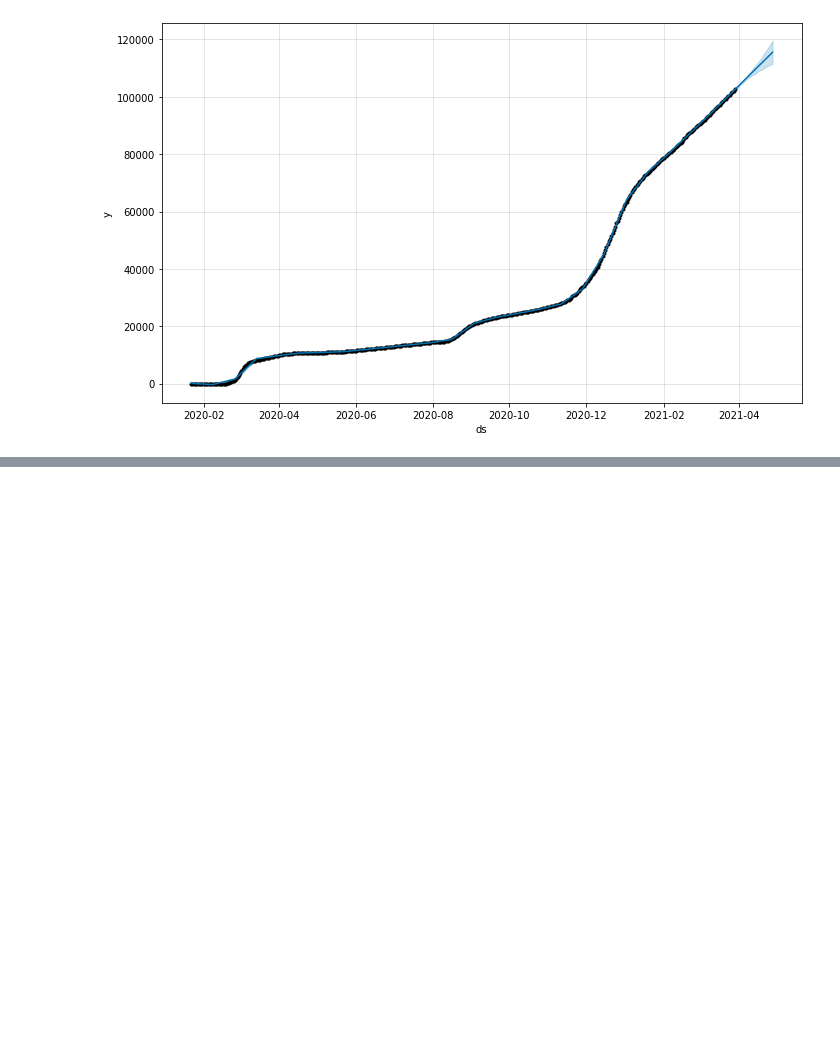
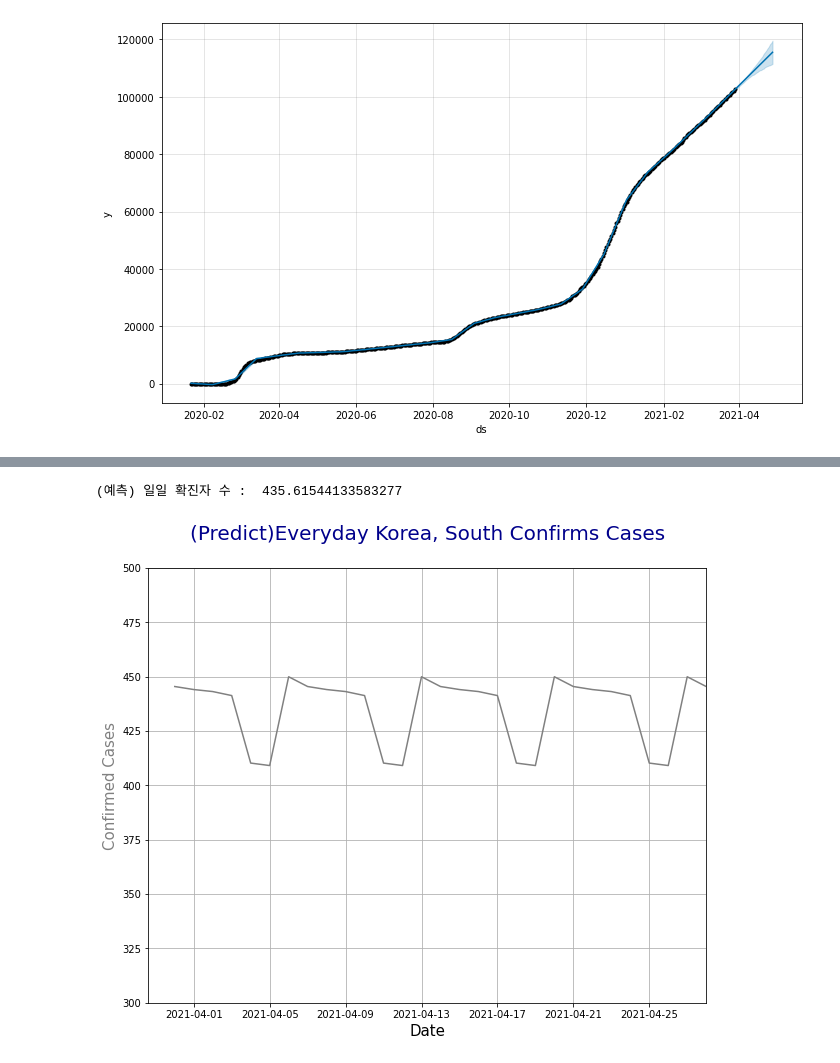
Before and after one commit to Vaycold/statistics_seminar, a Jupyter notebook: 국내_코로나_바이러스_확진자_수_예측.ipynb, the cells around one changed output, grey strips where cells are left out. Saved outputs shown, nothing was run; the diff lists cells and outputs as text; code cells hidden in the pictures; blank space fills up the shorter version.

```diff
--- a/국내_코로나_바이러스_확진자_수_예측.ipynb
+++ b/국내_코로나_바이러스_확진자_수_예측.ipynb
@@ -419 +419,4 @@ months[432:].head()
+# %%
+only_future_ds = months[433:]
+only_future_y  = predict.yhat[433:]
 # %%
@@ -427,0 +432,3 @@ Name: yhat, dtype: float64
+# %%
+future_df = pd.DataFrame(only_future_y.values, index = only_future_ds.ds, columns = ['n'])
+future_df.head(3)
@@ -427,0 +475,22 @@ Name: yhat, dtype: float64
+# %%
+print('(예측) 일일 확진자 수 : ',diff.n.mean(axis=0))
+# %% [output]
+(예측) 일일 확진자 수 :  435.61544133583277
+# %%
+# 한국의 예상 일일 확진자 수
+
+plt.figure(figsize=(10,8))
+plt.plot(future_df.index, future_df.diff(), color='gray')
+
+plt.title('(Predict)Everyday '+ korea + ' Confirms Cases' +'\n', size=20 , color='Darkblue')
+plt.ylabel('Confirmed Cases', color='gray',size=15)
+plt.grid()
+
+
+plt.xlim(right = future_df.index[-1])
+plt.ylim(300,500)
+plt.xlabel('Date',size=15)
+
+plt.show()
+# %% [output]
+[figure, added]
```
Also changed, not shown: parts of 10 cells of this notebook.
